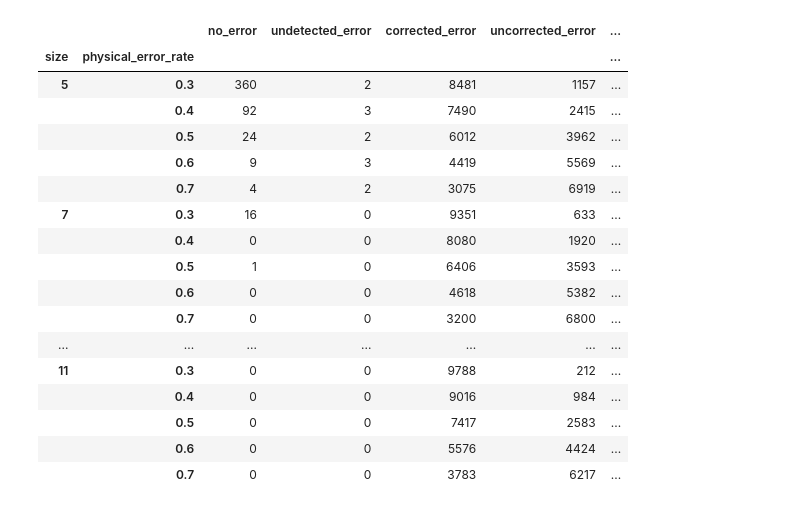
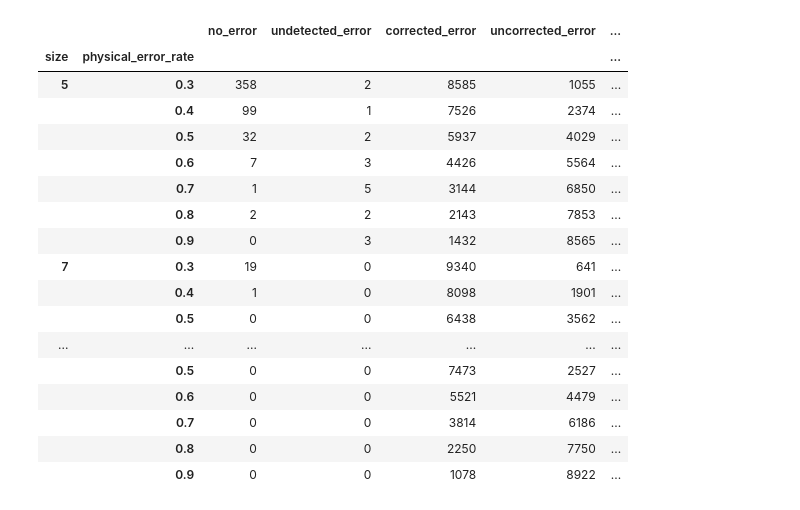
Before and after one commit to jh-lor/erasure_decoder, a Jupyter notebook: plot.ipynb, the cells around one changed output. Cells and saved outputs as stored; diff of their text form; code cells hidden in the pictures.

```diff
--- a/plot.ipynb
+++ b/plot.ipynb
@@ -2,28 +2,28 @@
 import pandas as pd
 import matplotlib.pyplot as plt
 # %%
-file = "01242022_165234_10000.pkl"
+file = "01262022_103533_10000.pkl"
 df = pd.read_pickle(f"./df/{file}")
 df
 # %% [output]
 |  |  | no_error | undetected_error | corrected_error | uncorrected_error | ... |
 | size | physical_error_rate |  |  |  |  | ... |
-| 5 | 0.3 | 360 | 2 | 8481 | 1157 | ... |
-|  | 0.4 | 92 | 3 | 7490 | 2415 | ... |
-|  | 0.5 | 24 | 2 | 6012 | 3962 | ... |
-|  | 0.6 | 9 | 3 | 4419 | 5569 | ... |
-|  | 0.7 | 4 | 2 | 3075 | 6919 | ... |
-| 7 | 0.3 | 16 | 0 | 9351 | 633 | ... |
-|  | 0.4 | 0 | 0 | 8080 | 1920 | ... |
-|  | 0.5 | 1 | 0 | 6406 | 3593 | ... |
-|  | 0.6 | 0 | 0 | 4618 | 5382 | ... |
-|  | 0.7 | 0 | 0 | 3200 | 6800 | ... |
+| 5 | 0.3 | 358 | 2 | 8585 | 1055 | ... |
+|  | 0.4 | 99 | 1 | 7526 | 2374 | ... |
+|  | 0.5 | 32 | 2 | 5937 | 4029 | ... |
+|  | 0.6 | 7 | 3 | 4426 | 5564 | ... |
+|  | 0.7 | 1 | 5 | 3144 | 6850 | ... |
+|  | 0.8 | 2 | 2 | 2143 | 7853 | ... |
+|  | 0.9 | 0 | 3 | 1432 | 8565 | ... |
+| 7 | 0.3 | 19 | 0 | 9340 | 641 | ... |
+|  | 0.4 | 1 | 0 | 8098 | 1901 | ... |
+|  | 0.5 | 0 | 0 | 6438 | 3562 | ... |
 | ... | ... | ... | ... | ... | ... | ... |
-| 11 | 0.3 | 0 | 0 | 9788 | 212 | ... |
-|  | 0.4 | 0 | 0 | 9016 | 984 | ... |
-|  | 0.5 | 0 | 0 | 7417 | 2583 | ... |
-|  | 0.6 | 0 | 0 | 5576 | 4424 | ... |
-|  | 0.7 | 0 | 0 | 3783 | 6217 | ... |
+|  | 0.5 | 0 | 0 | 7473 | 2527 | ... |
+|  | 0.6 | 0 | 0 | 5521 | 4479 | ... |
+|  | 0.7 | 0 | 0 | 3814 | 6186 | ... |
+|  | 0.8 | 0 | 0 | 2250 | 7750 | ... |
+|  | 0.9 | 0 | 0 | 1078 | 8922 | ... |
 # %%
 num = sum(df.loc[(5,0.3), ["no_error", "undetected_error", "corrected_error", "uncorrected_error"]])
 # %%
```
Also changed, not shown: parts of 1 cell of this notebook, 7 other files.
